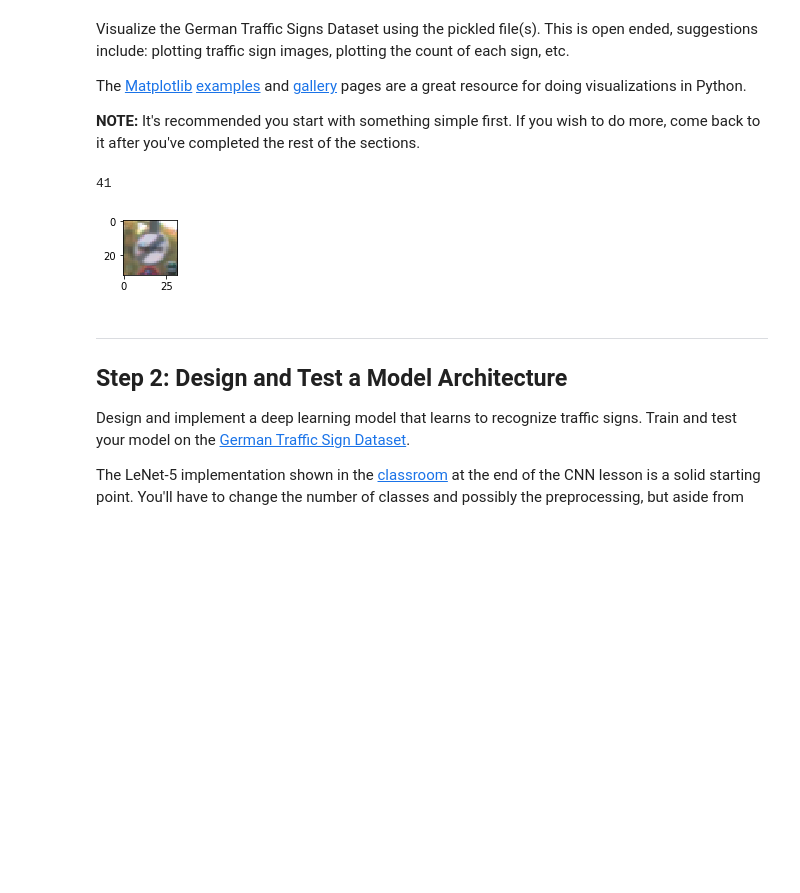
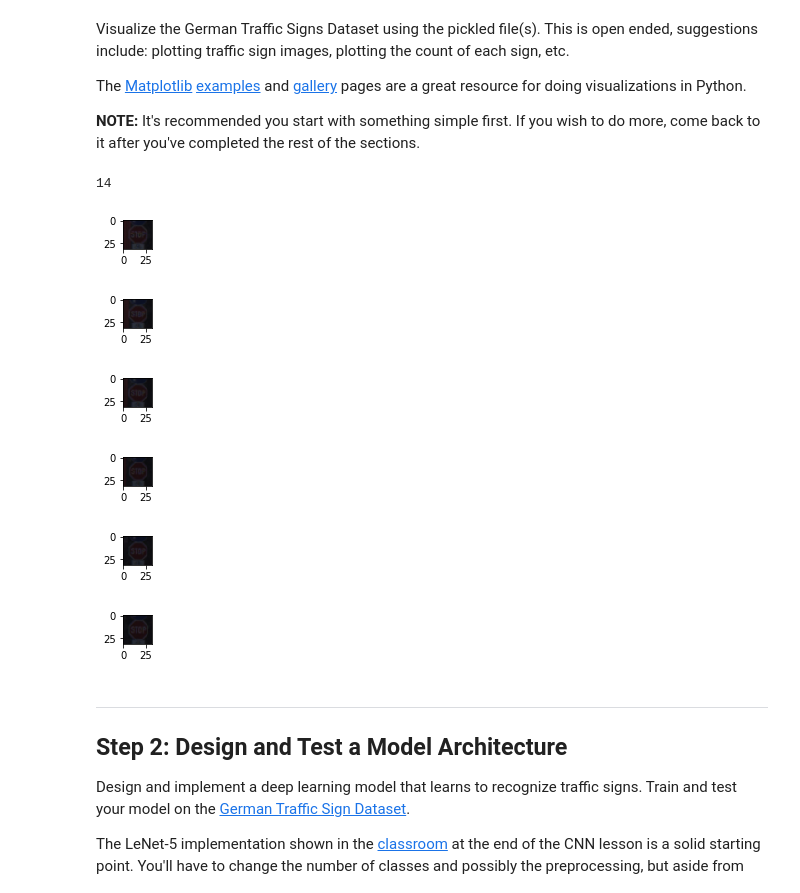
Before and after one commit to alanxiaoyi/udacity-carnd, a Jupyter notebook: CarND-Traffic-Sign-Classifier-Project/Traffic_Sign_Classifier.ipynb, the cells around one changed output. Saved outputs shown, nothing was run; the diff lists cells and outputs as text; code cells hidden in the pictures; blank space fills up the shorter version.

```diff
--- a/CarND-Traffic-Sign-Classifier-Project/Traffic_Sign_Classifier.ipynb
+++ b/CarND-Traffic-Sign-Classifier-Project/Traffic_Sign_Classifier.ipynb
@@ -91,22 +91,34 @@ The [Matplotlib](http://matplotlib.org/) [examples](http://matplotlib.org/exampl
 # %%
 ### Data exploration visualization code goes here.
 ### Feel free to use as many code cells as needed.
 import matplotlib.pyplot as plt
 import random
 
 # Visualizations will be shown in the notebook.
 %matplotlib inline
 
 index = (random.randint(0, n_train))
-index = 100
-img = train['features'][index,:,:,:]
+index = 300
+i=0
+for index in range(30000):
+    if train['labels'][index]==14:
+        img = train['features'][index,:,:,:]
+        plt.figure(figsize=(1,1))
+        plt.imshow(img)
+        plt.tight_layout()
+        i=i+1
+        if i > 5:
+            break
 
-plt.figure(figsize=(1,1))
-plt.imshow(img)
 print(train['labels'][index])
 # %% [output]
-41
+14
-[figure, old version]
+[figure, new version]
+[figure, added]
+[figure, added]
+[figure, added]
+[figure, added]
+[figure, added]
 # %% [markdown]
 ----
 
```
Also changed, not shown: parts of 9 cells of this notebook.
